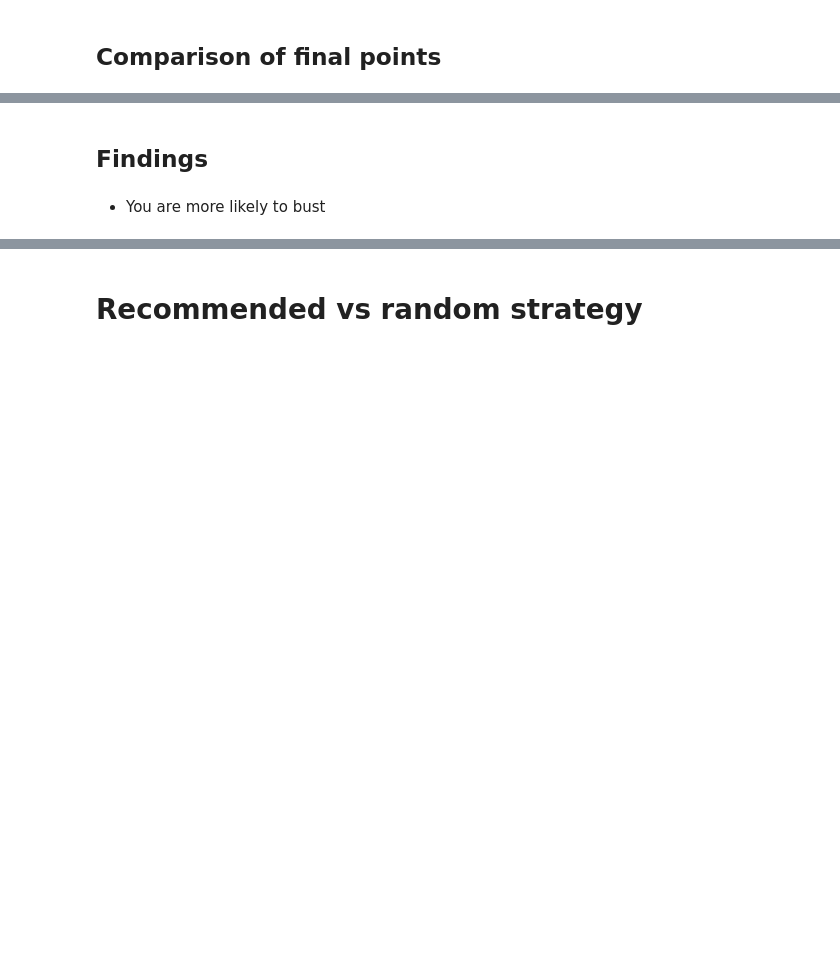
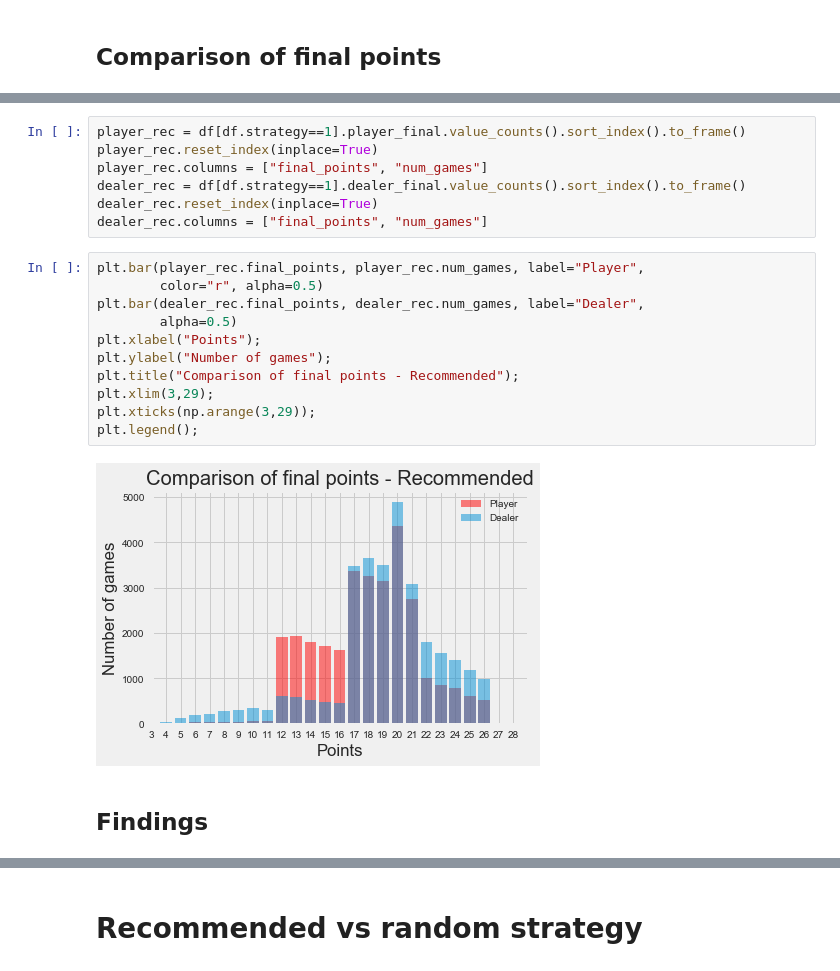
Before and after one commit to jocelyn-ong/data-science-projects, a Jupyter notebook: others/blackjack/data-analysis.ipynb, the cells around one changed output, grey strips where cells are left out. Saved outputs shown, nothing was run; the diff lists cells and outputs as text; blank space fills up the shorter version.

```diff
--- a/others/blackjack/data-analysis.ipynb
+++ b/others/blackjack/data-analysis.ipynb
@@ -118,4 +118,22 @@ plt.legend();
+# %%
+player_rec = df[df.strategy==1].player_final.value_counts().sort_index().to_frame()
+player_rec.reset_index(inplace=True)
+player_rec.columns = ["final_points", "num_games"]
+dealer_rec = df[df.strategy==1].dealer_final.value_counts().sort_index().to_frame()
+dealer_rec.reset_index(inplace=True)
+dealer_rec.columns = ["final_points", "num_games"]
+# %%
+plt.bar(player_rec.final_points, player_rec.num_games, label="Player",
+        color="r", alpha=0.5)
+plt.bar(dealer_rec.final_points, dealer_rec.num_games, label="Dealer",
+        alpha=0.5)
+plt.xlabel("Points");
+plt.ylabel("Number of games");
+plt.title("Comparison of final points - Recommended");
+plt.xlim(3,29);
+plt.xticks(np.arange(3,29));
+plt.legend();
+# %% [output]
+[figure, added]
 # %% [markdown]
 ## Findings
-# %% [markdown]
-- You are more likely to bust
```
Also changed, not shown: parts of 58 cells of this notebook, 2 other files.
